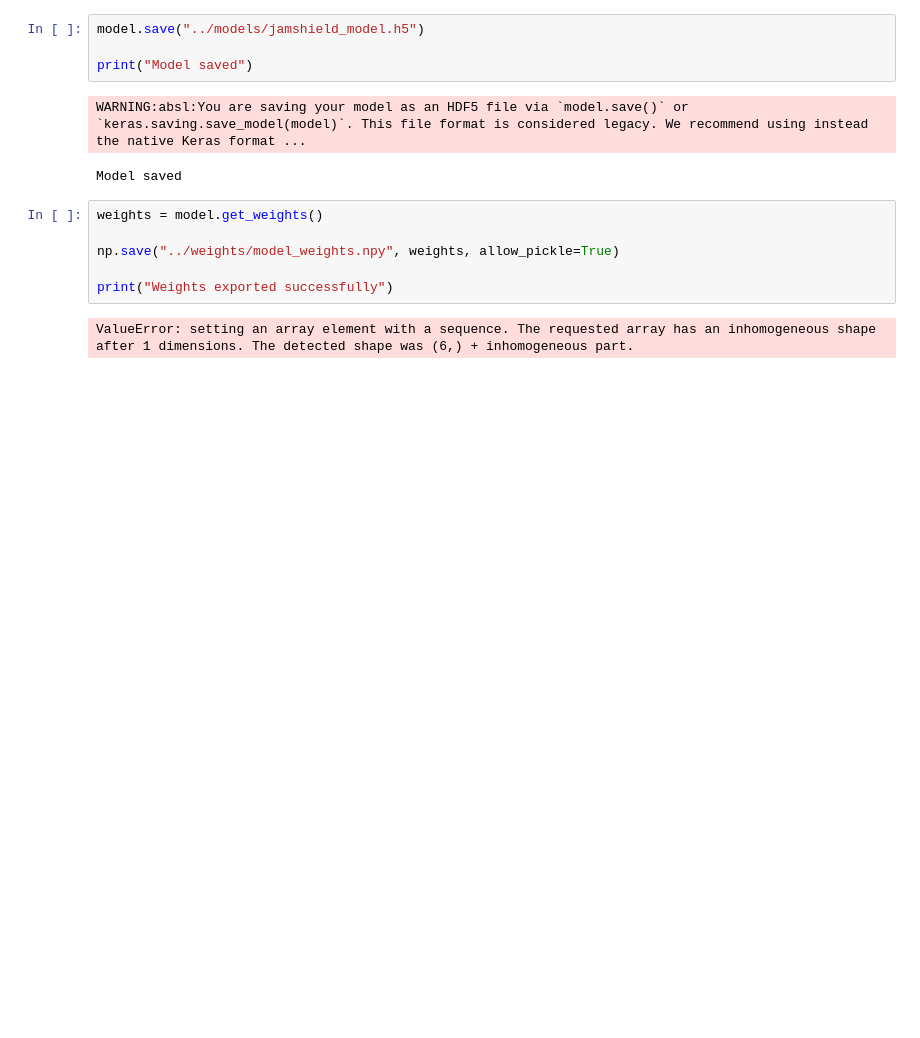
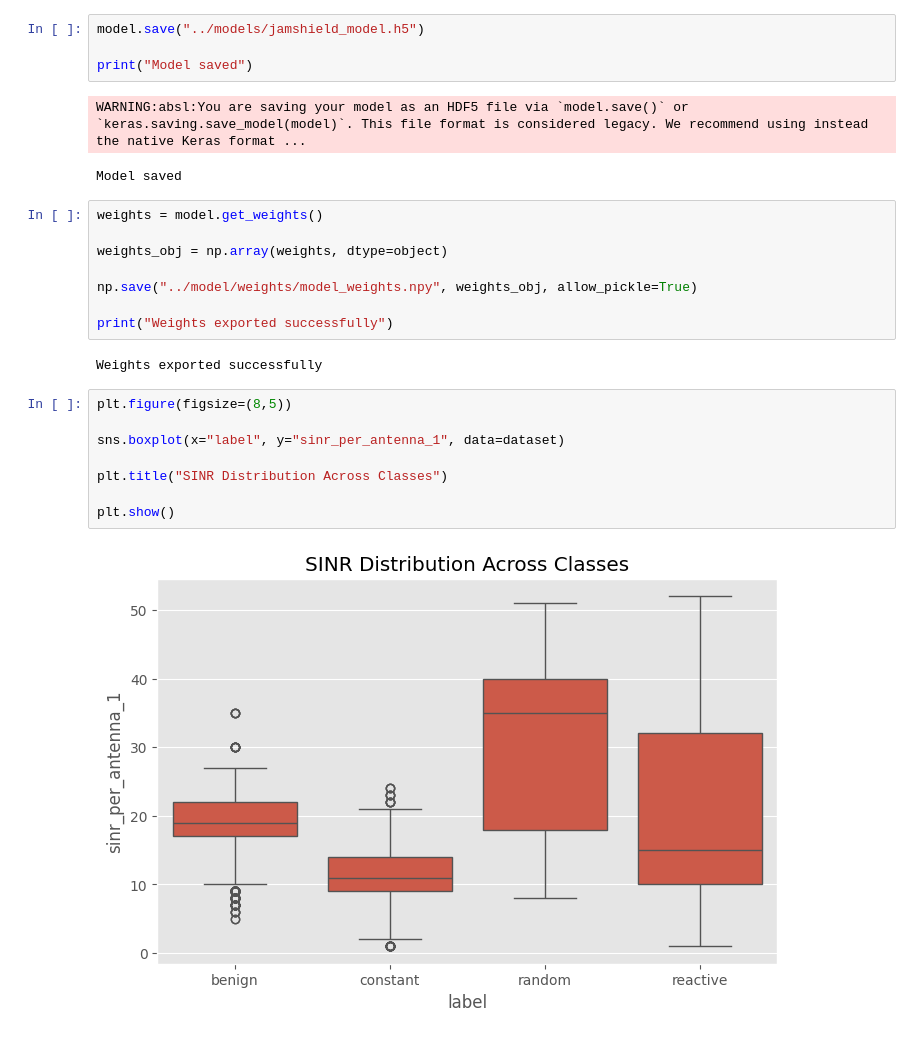
Before and after one commit to Ksheerajaa/radar-fpga-ml, a Jupyter notebook: notebooks/model_training_visualization.ipynb, the cells around one changed output. Cells and saved outputs as stored; diff of their text form; blank space fills up the shorter version.

```diff
--- a/notebooks/model_training_visualization.ipynb
+++ b/notebooks/model_training_visualization.ipynb
@@ -183,8 +183,20 @@ Model saved
 # %%
 weights = model.get_weights()
 
-np.save("../weights/model_weights.npy", weights, allow_pickle=True)
+weights_obj = np.array(weights, dtype=object)
+
+np.save("../model/weights/model_weights.npy", weights_obj, allow_pickle=True)
 
 print("Weights exported successfully")
 # %% [output]
-ValueError: setting an array element with a sequence. The requested array has an inhomogeneous shape after 1 dimensions. The detected shape was (6,) + inhomogeneous part.
+Weights exported successfully
+# %%
+plt.figure(figsize=(8,5))
+
+sns.boxplot(x="label", y="sinr_per_antenna_1", data=dataset)
+
+plt.title("SINR Distribution Across Classes")
+
+plt.show()
+# %% [output]
+[figure, added]
```
Also changed, not shown: 27 other files.
